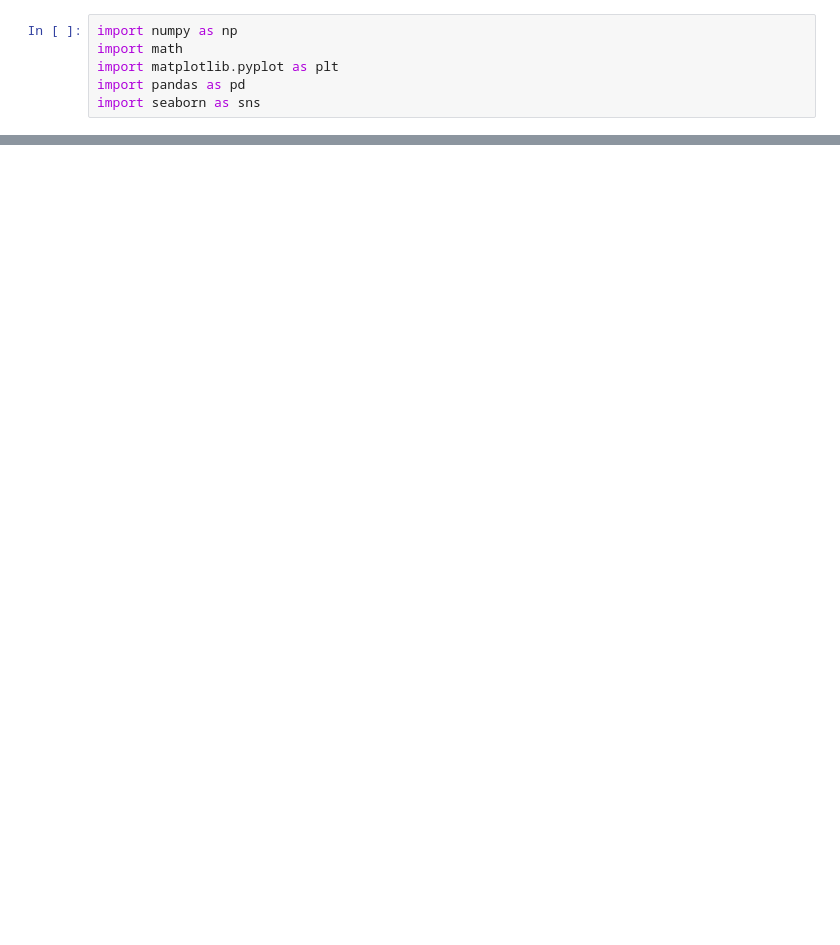
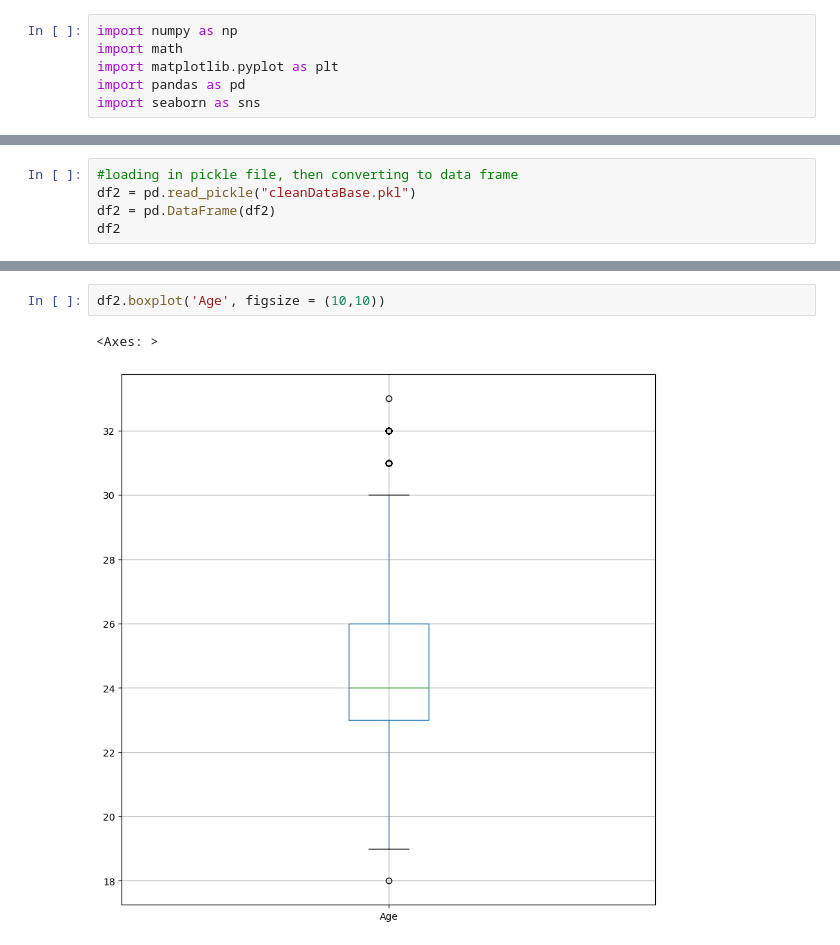
Before and after one commit to charbonnmyleseau-ship-it/pythonBootCamp, a Jupyter notebook: Final_Project_Analysis.ipynb, the cells around one changed output, grey strips where cells are left out. Saved outputs shown, nothing was run; the diff lists cells and outputs as text; blank space fills up the shorter version.

```diff
--- a/Final_Project_Analysis.ipynb
+++ b/Final_Project_Analysis.ipynb
@@ -23,0 +9,5 @@ df2
+# %%
+#loading in pickle file, then converting to data frame
+df2 = pd.read_pickle("cleanDataBase.pkl")
+df2 = pd.DataFrame(df2)
+df2
@@ -23,0 +28,5 @@ df2
+# %%
+df2.boxplot('Age', figsize = (10,10))
+# %% [output]
+<Axes: >
+[figure, added]
```
Also changed, not shown: parts of 22 cells of this notebook.
